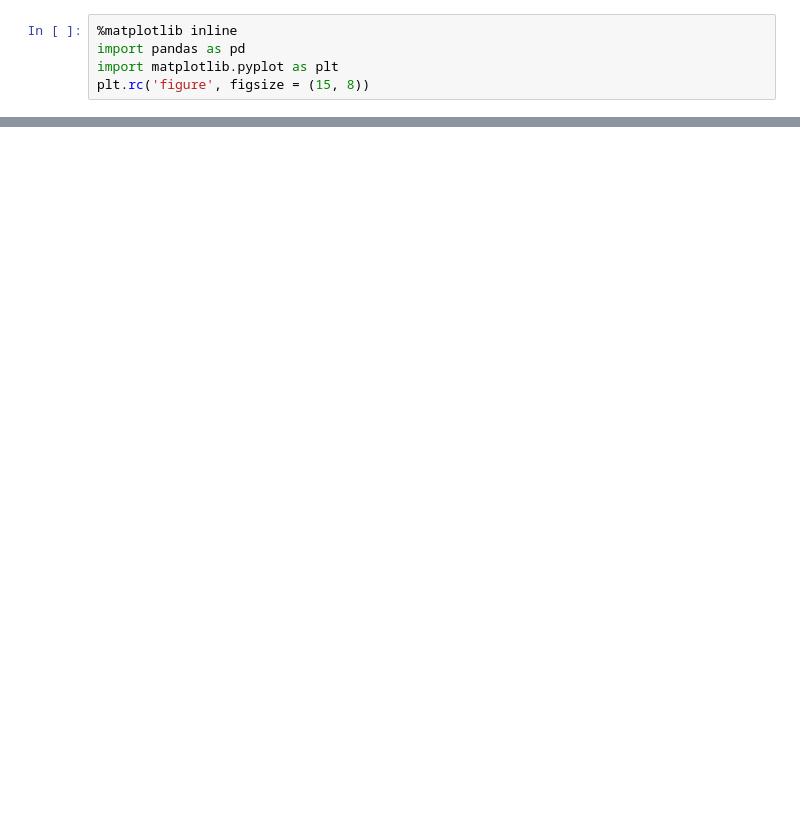
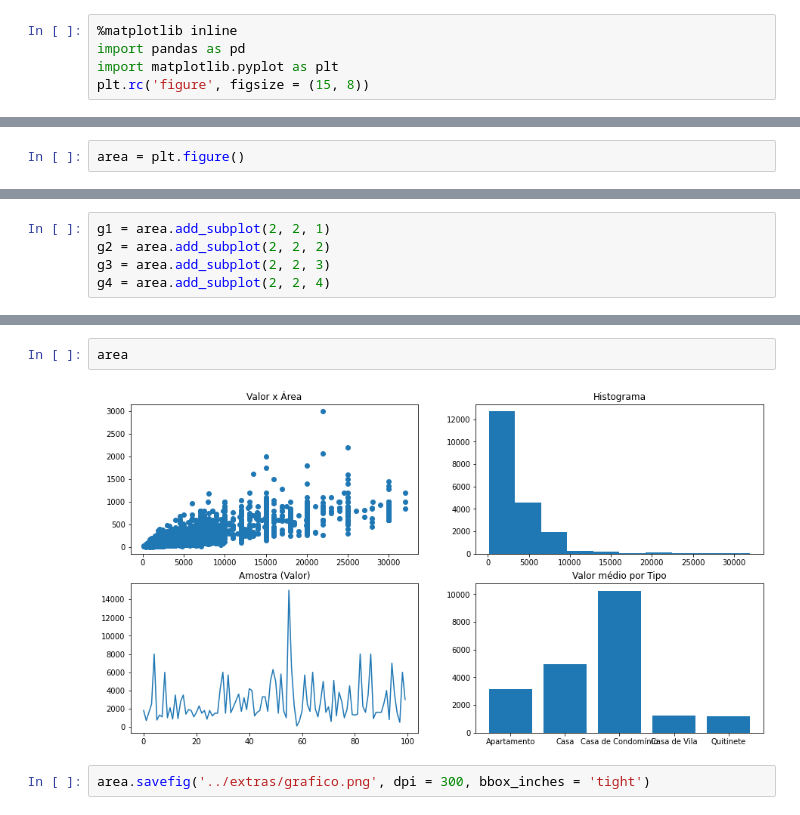
Before and after one commit to cglima/alura-python-pandas-tratando-e-analisando-dados, a Jupyter notebook: data/extras/mais-sobre-graficos.ipynb, the cells around one changed output, grey strips where cells are left out. Saved outputs shown, nothing was run; the diff lists cells and outputs as text; blank space fills up the shorter version.

```diff
--- a/data/extras/mais-sobre-graficos.ipynb
+++ b/data/extras/mais-sobre-graficos.ipynb
@@ -20,0 +16,2 @@ dados.head()
+# %%
+area = plt.figure()
@@ -20,0 +20,5 @@ dados.head()
+# %%
+g1 = area.add_subplot(2, 2, 1)
+g2 = area.add_subplot(2, 2, 2)
+g3 = area.add_subplot(2, 2, 3)
+g4 = area.add_subplot(2, 2, 4)
@@ -20,0 +44,6 @@ dados.head()
+# %%
+area
+# %% [output]
+[figure, added]
+# %%
+area.savefig('../extras/grafico.png', dpi = 300, bbox_inches = 'tight')
```
Also changed, not shown: parts of 3 cells of this notebook, 1 other file.
